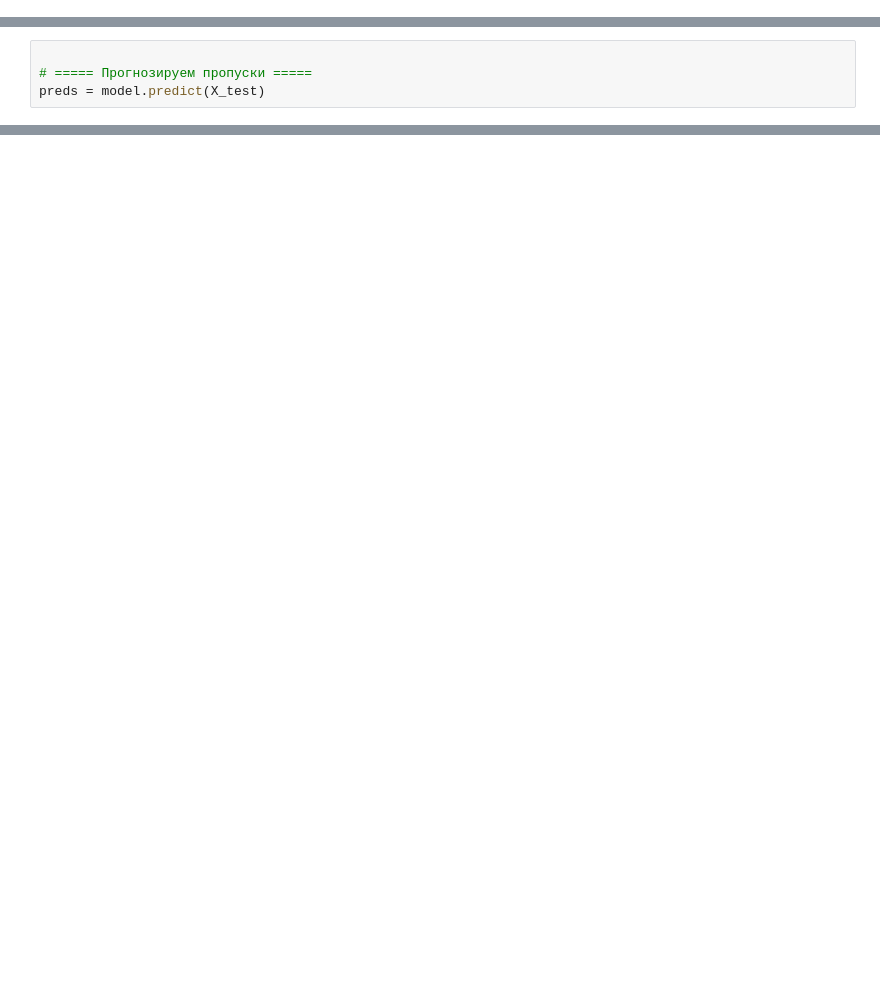
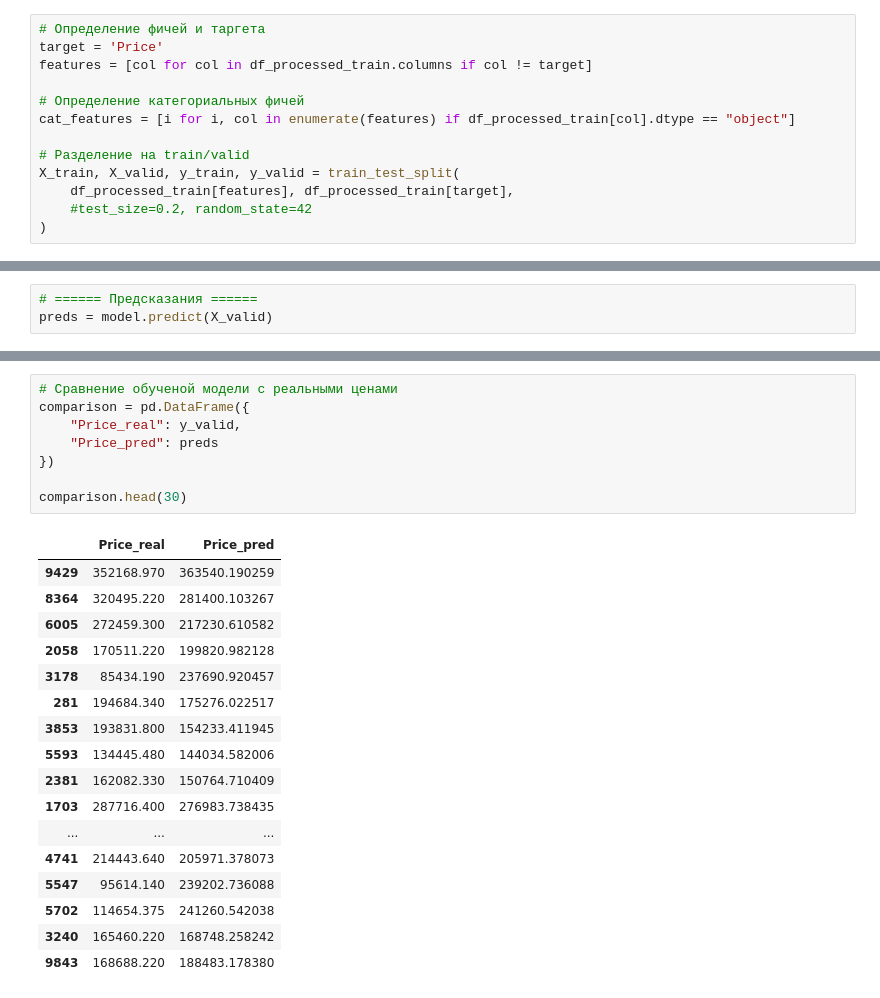
Before and after one commit to KorbovskiyOleg/DataScience, a Jupyter notebook: DataScince/Модели к курсовому/RandomForestRegressor.ipynb, the cells around one changed output, grey strips where cells are left out. Cells and saved outputs as stored; diff of their text form; blank space fills up the shorter version.

```diff
--- a/DataScince/Модели к курсовому/RandomForestRegressor.ipynb
+++ b/DataScince/Модели к курсовому/RandomForestRegressor.ipynb
@@ -29 +113,14 @@ X_test  = test_df[features]
+# %%
+# Определение фичей и таргета
+target = 'Price'
+features = [col for col in df_processed_train.columns if col != target]
+
+# Определение категориальных фичей
+cat_features = [i for i, col in enumerate(features) if df_processed_train[col].dtype == "object"]
+
+# Разделение на train/valid
+X_train, X_valid, y_train, y_valid = train_test_split(
+    df_processed_train[features], df_processed_train[target],
+    #test_size=0.2, random_state=42
+)
 # %%
@@ -40,6 +141,5 @@ model.fit(X_train, y_train)
 RandomForestRegressor(min_samples_leaf=2, n_estimators=400, n_jobs=-1,
                       random_state=42)
 # %%
-
-# ===== Прогнозируем пропуски =====
-preds = model.predict(X_test)
+# ====== Предсказания ======
+preds = model.predict(X_valid)
@@ -120,0 +162,26 @@ plt.show()
+# %%
+# Сравнение обученой модели с реальными ценами
+comparison = pd.DataFrame({
+    "Price_real": y_valid,
+    "Price_pred": preds
+})
+
+comparison.head(30)
+# %% [output]
+|  | Price_real | Price_pred |
+| 9429 | 352168.970 | 363540.190259 |
+| 8364 | 320495.220 | 281400.103267 |
+| 6005 | 272459.300 | 217230.610582 |
+| 2058 | 170511.220 | 199820.982128 |
+| 3178 | 85434.190 | 237690.920457 |
+| 281 | 194684.340 | 175276.022517 |
+| 3853 | 193831.800 | 154233.411945 |
+| 5593 | 134445.480 | 144034.582006 |
+| 2381 | 162082.330 | 150764.710409 |
+| 1703 | 287716.400 | 276983.738435 |
+| ... | ... | ... |
+| 4741 | 214443.640 | 205971.378073 |
+| 5547 | 95614.140 | 239202.736088 |
+| 5702 | 114654.375 | 241260.542038 |
+| 3240 | 165460.220 | 168748.258242 |
+| 9843 | 168688.220 | 188483.178380 |
```
Also changed, not shown: parts of 19 cells of this notebook, 2 other files.
